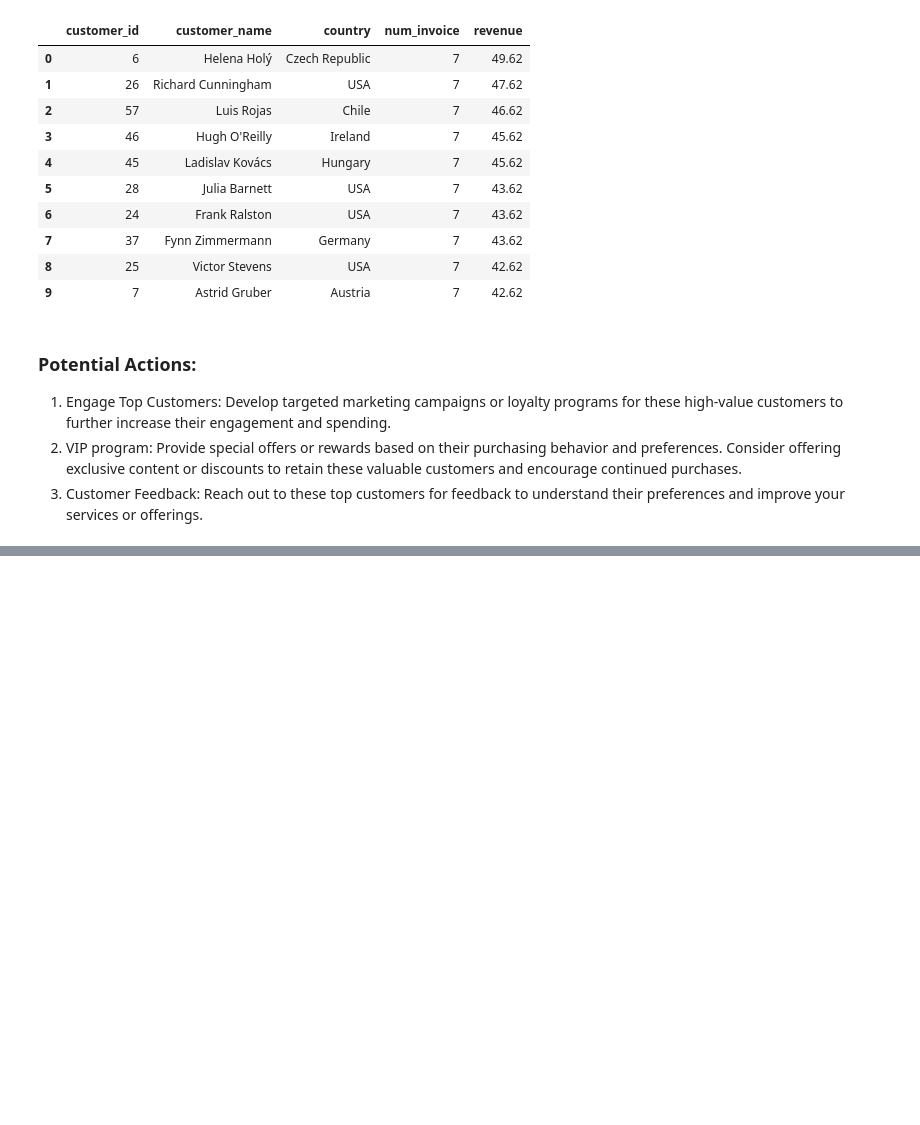
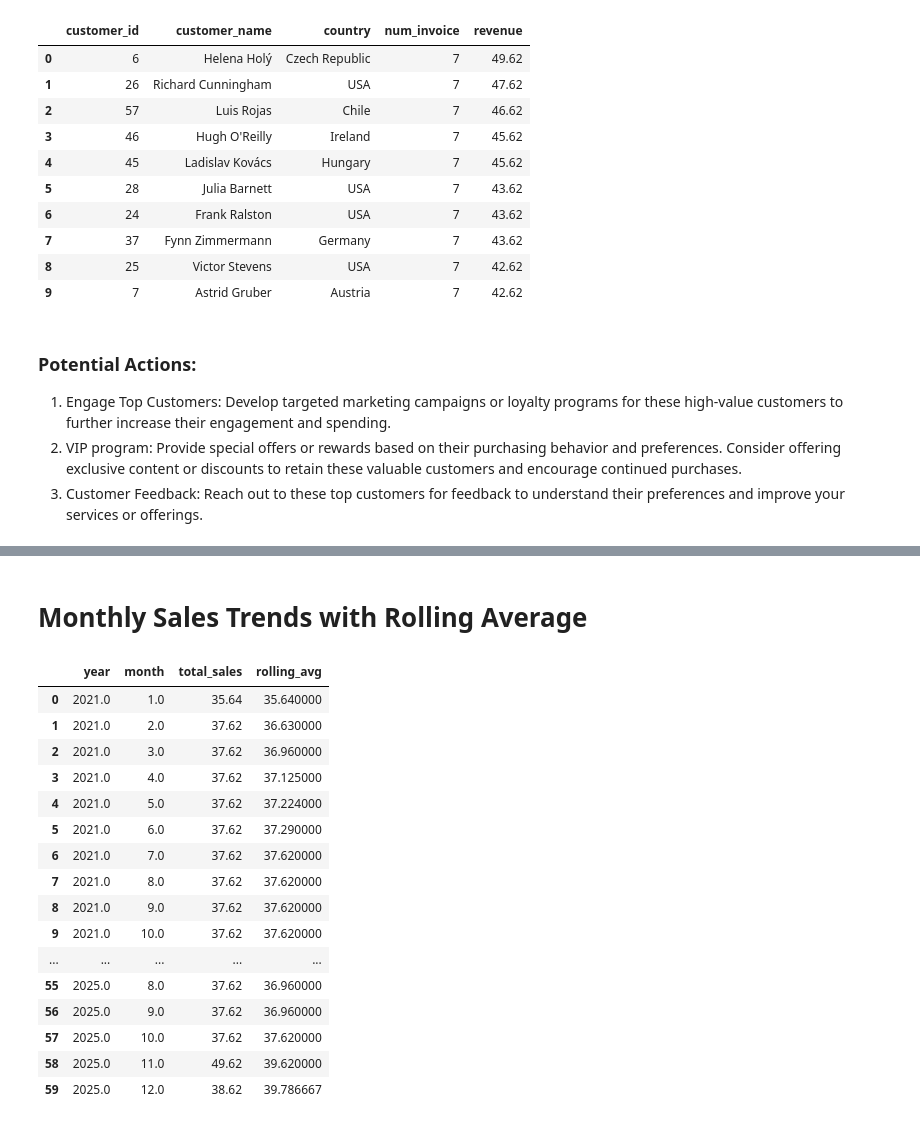
Before and after one commit to chiranjivsethi/Chinook-Data-Analysis, a Jupyter notebook: Analysis.ipynb, the cells around one changed output, grey strips where cells are left out. Cells and saved outputs as stored; diff of their text form; code cells hidden in the pictures; blank space fills up the shorter version.

```diff
--- a/Analysis.ipynb
+++ b/Analysis.ipynb
@@ -203,0 +255,47 @@ df
+# %% [markdown]
+# Monthly Sales Trends with Rolling Average
+# %%
+df = pd.read_sql_query('''WITH MonthlySales AS (
+    SELECT
+        EXTRACT(YEAR FROM i.invoice_date) AS year,
+        EXTRACT(MONTH FROM i.invoice_date) AS month,
+        SUM(il.unit_price * il.quantity) AS total_sales
+    FROM invoice i
+    JOIN invoice_line il ON i.invoice_id = il.invoice_id
+    GROUP BY year, month
+),
+SalesWithRollingAverage AS (
+    SELECT
+        year,
+        month,
+        total_sales,
+        AVG(total_sales) OVER (ORDER BY year, month ROWS BETWEEN 5 PRECEDING AND CURRENT ROW) AS rolling_avg
+    FROM MonthlySales
+)
+
+SELECT
+    year,
+    month,
+    total_sales,
+    rolling_avg
+FROM SalesWithRollingAverage
+ORDER BY year, month;''', conn)
+df
+# %% [output]
+|  | year | month | total_sales | rolling_avg |
+| 0 | 2021.0 | 1.0 | 35.64 | 35.640000 |
+| 1 | 2021.0 | 2.0 | 37.62 | 36.630000 |
+| 2 | 2021.0 | 3.0 | 37.62 | 36.960000 |
+| 3 | 2021.0 | 4.0 | 37.62 | 37.125000 |
+| 4 | 2021.0 | 5.0 | 37.62 | 37.224000 |
+| 5 | 2021.0 | 6.0 | 37.62 | 37.290000 |
+| 6 | 2021.0 | 7.0 | 37.62 | 37.620000 |
+| 7 | 2021.0 | 8.0 | 37.62 | 37.620000 |
+| 8 | 2021.0 | 9.0 | 37.62 | 37.620000 |
+| 9 | 2021.0 | 10.0 | 37.62 | 37.620000 |
+| ... | ... | ... | ... | ... |
+| 55 | 2025.0 | 8.0 | 37.62 | 36.960000 |
+| 56 | 2025.0 | 9.0 | 37.62 | 36.960000 |
+| 57 | 2025.0 | 10.0 | 37.62 | 37.620000 |
+| 58 | 2025.0 | 11.0 | 49.62 | 39.620000 |
+| 59 | 2025.0 | 12.0 | 38.62 | 39.786667 |
```
Also changed, not shown: parts of 9 cells of this notebook.
